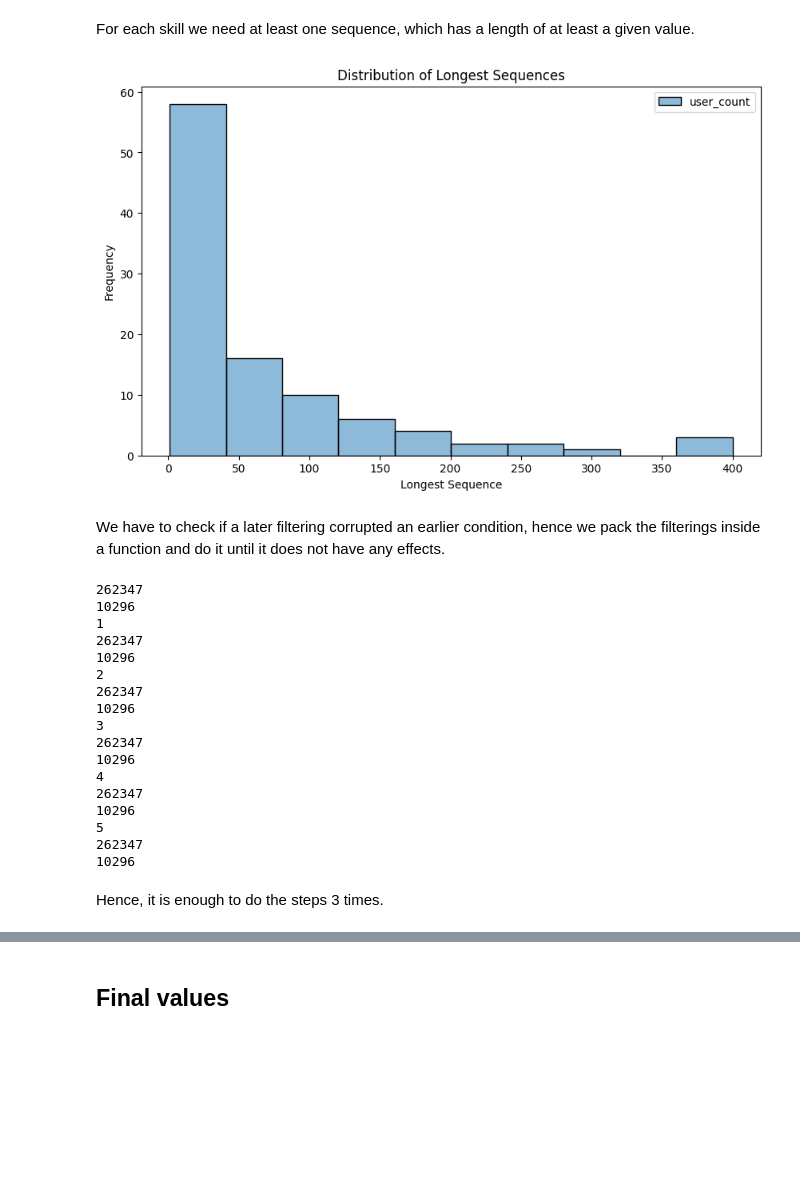
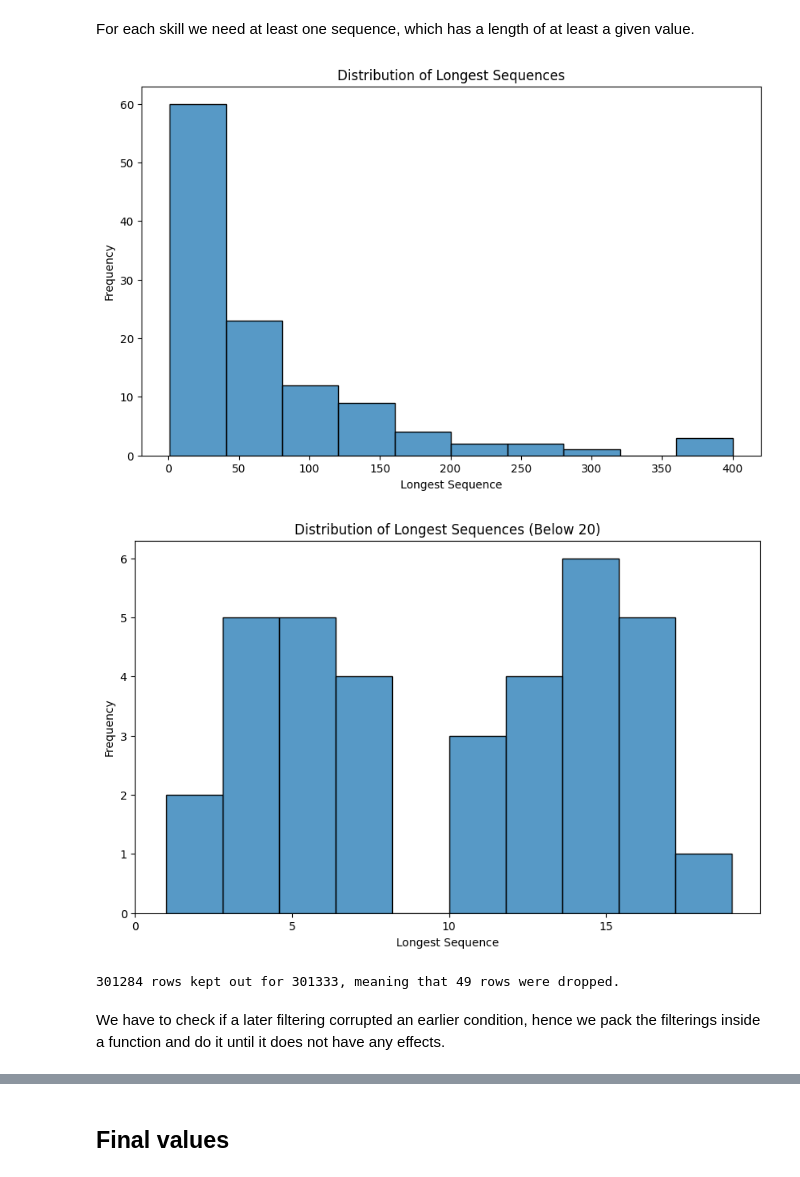
Before and after one commit to botond0401/personalized-education, a Jupyter notebook: notebooks/data_exploration.ipynb, the cells around one changed output, grey strips where cells are left out. Drawn from its saved outputs; the diff is of its cells as text; code cells hidden in the pictures; blank space fills up the shorter version.

```diff
--- a/notebooks/data_exploration.ipynb
+++ b/notebooks/data_exploration.ipynb
@@ -220,17 +249,17 @@ print(f"{len_before} rows kept out for {len_after}, meaning that {diff} rows wer
 For each skill we need at least one sequence, which has a length of at least a given value.
 # %%
 # Step 1: Count how many times each user_id appears for each skill_id
-user_skill_counts = df_answers_valid_skills.groupby(['skill_id', 'user_id']).size().reset_index(name='user_count')
+user_skill_counts = df_answers_valid_skills.groupby('user_id').sum()
 
 # Step 2: Find the maximum user_count for each skill_id
-df_max_user_count_per_skill = user_skill_counts.groupby('skill_id')['user_count'].max().reset_index()
+max_skill_counts = user_skill_counts.iloc[:, num_non_skill_columns-1:].max()
 
 plt.figure(figsize=(10, 6))
-sns.histplot(df_max_user_count_per_skill, bins=10, kde=False)
+sns.histplot(max_skill_counts, bins=10, kde=False)
 plt.title('Distribution of Longest Sequences')
 plt.xlabel('Longest Sequence')
 plt.ylabel('Frequency')
 
 plt.show()
 # %% [output]
-[figure, old version]
+[figure, new version]
@@ -244,2 +266,35 @@ df_problems_valid = df_problems_valid[df_problems_valid['problem_id'].isin(df_sk
+# %%
+max_threshold = 20
+
+max_skill_counts_below_th = max_skill_counts[max_skill_counts < max_threshold]
+plt.figure(figsize=(10, 6))
+sns.histplot(max_skill_counts_below_th, bins=10, kde=False)
+plt.title(f'Distribution of Longest Sequences (Below {max_threshold})')
+plt.xlabel('Longest Sequence')
+plt.ylabel('Frequency')
+plt.xticks(range(0, max(max_skill_counts_below_th), 5))  # Adjust range and step as needed
+
+plt.show()
+# %% [output]
+[figure, added]
+# %%
+len_before = len(df_answers_valid_user)
+
+# Step 1: Identify skill_ids with less than 10 unique users
+skills_to_remove = max_skill_counts[max_skill_counts < min_len_longest_seq].index
+
+# Step 2: Remove these skill_ids from the DataFrame
+df_answers_valid_skills = df_answers_valid_skills[[col for col in df_answers_valid_skills.columns if col not in skills_to_remove]]
+# Keep only rows where the sum of skill columns is not 0
+df_answers_valid_skills = df_answers_valid_skills[df_answers_valid_skills.iloc[:, num_non_skill_columns:].sum(axis=1) != 0]
+
+# Confirm the change by checking the number of unique skill_ids left
+# Display the filtered DataFrame
+len_after = len(df_answers_valid_skills)
+diff = len_before - len_after
+
+print(f"{len_after} rows kept out for {len_before}, meaning that {diff} rows were dropped.")
+# %% [output]
+301284 rows kept out for 301333, meaning that 49 rows were dropped.
 # %% [markdown]
 We have to check if a later filtering corrupted an earlier condition, hence we pack the filterings inside a function and do it until it does not have any effects.
@@ -273,28 +300,0 @@ def filter_valid(df_answers, df_skills):
-# %%
-print(len(df_answers))
-print(len(df_skills))
-for i in range(5):
-    print(i+1)
-    df_answers, df_skills = filter_valid(df_answers, df_skills)
-    print(len(df_answers))
-    print(len(df_skills))
-# %% [output]
-262347
-10296
-1
-262347
-10296
-2
-262347
-10296
-3
-262347
-10296
-4
-262347
-10296
-5
-262347
-10296
-# %% [markdown]
-Hence, it is enough to do the steps 3 times.
```
Also changed, not shown: parts of 16 cells of this notebook.
